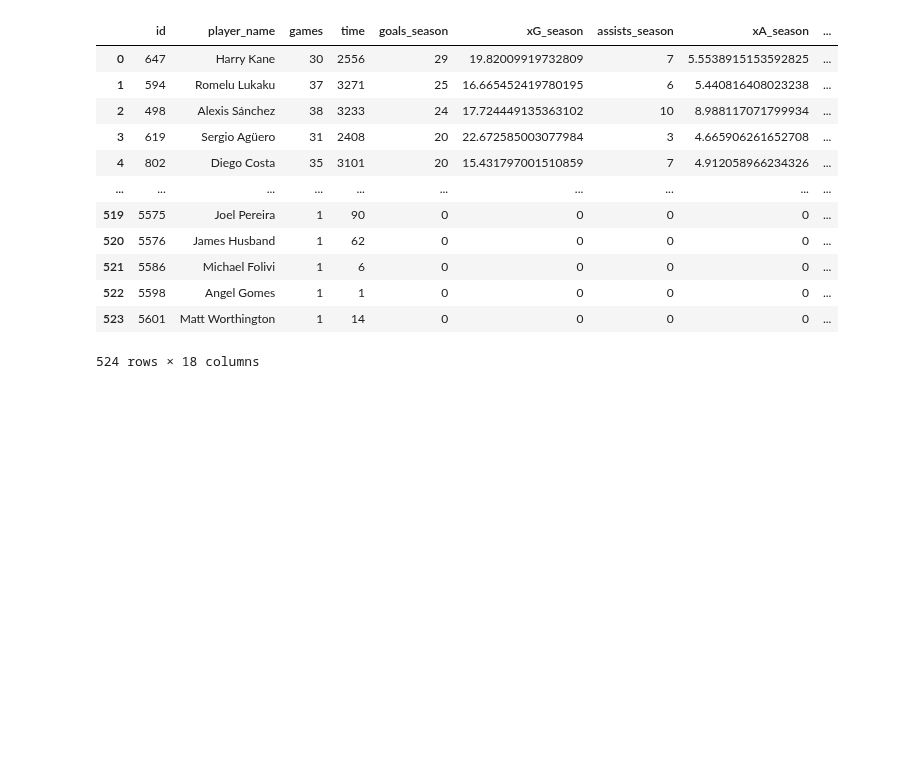
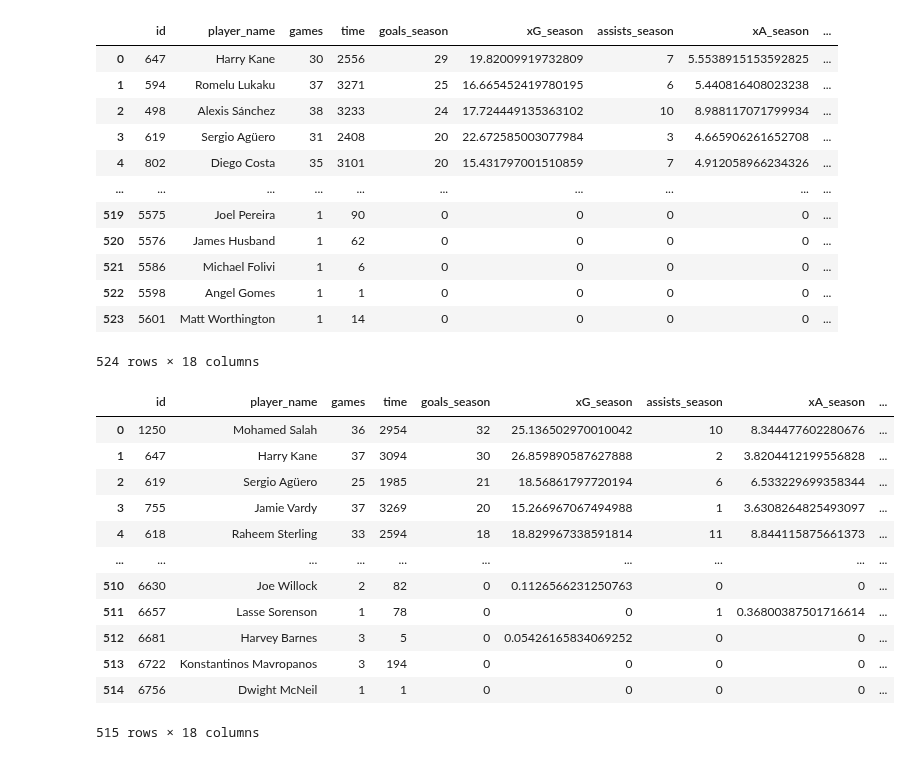
Before and after one commit to AmirMotefaker/my-Python-Projects, a Jupyter notebook: Football Player Analysis(FPA)/Web Scraping/Understat Data for Teams-Players EPL (2014-2019)/Players_Data_Scraping.ipynb, the cells around one changed output. Saved outputs shown, nothing was run; the diff lists cells and outputs as text; code cells hidden in the pictures; blank space fills up the shorter version.

Commit message:
Update Players_Data_Scraping

```diff
--- a/Football Player Analysis(FPA)/Web Scraping/Understat Data for Teams-Players EPL (2014-2019)/Players_Data_Scraping.ipynb
+++ b/Football Player Analysis(FPA)/Web Scraping/Understat Data for Teams-Players EPL (2014-2019)/Players_Data_Scraping.ipynb
@@ -142,3 +142,19 @@ season_1617
 | 522 | 5598 | Angel Gomes | 1 | 1 | 0 | 0 | 0 | 0 | ... |
 | 523 | 5601 | Matt Worthington | 1 | 14 | 0 | 0 | 0 | 0 | ... |
 524 rows × 18 columns
+# %%
+season_1718
+# %% [output]
+|  | id | player_name | games | time | goals_season | xG_season | assists_season | xA_season | ... |
+| 0 | 1250 | Mohamed Salah | 36 | 2954 | 32 | 25.136502970010042 | 10 | 8.344477602280676 | ... |
+| 1 | 647 | Harry Kane | 37 | 3094 | 30 | 26.859890587627888 | 2 | 3.8204412199556828 | ... |
+| 2 | 619 | Sergio Agüero | 25 | 1985 | 21 | 18.56861797720194 | 6 | 6.533229699358344 | ... |
+| 3 | 755 | Jamie Vardy | 37 | 3269 | 20 | 15.266967067494988 | 1 | 3.6308264825493097 | ... |
+| 4 | 618 | Raheem Sterling | 33 | 2594 | 18 | 18.829967338591814 | 11 | 8.844115875661373 | ... |
+| ... | ... | ... | ... | ... | ... | ... | ... | ... | ... |
+| 510 | 6630 | Joe Willock | 2 | 82 | 0 | 0.1126566231250763 | 0 | 0 | ... |
+| 511 | 6657 | Lasse Sorenson | 1 | 78 | 0 | 0 | 1 | 0.36800387501716614 | ... |
+| 512 | 6681 | Harvey Barnes | 3 | 5 | 0 | 0.05426165834069252 | 0 | 0 | ... |
+| 513 | 6722 | Konstantinos Mavropanos | 3 | 194 | 0 | 0 | 0 | 0 | ... |
+| 514 | 6756 | Dwight McNeil | 1 | 1 | 0 | 0 | 0 | 0 | ... |
+515 rows × 18 columns
```
